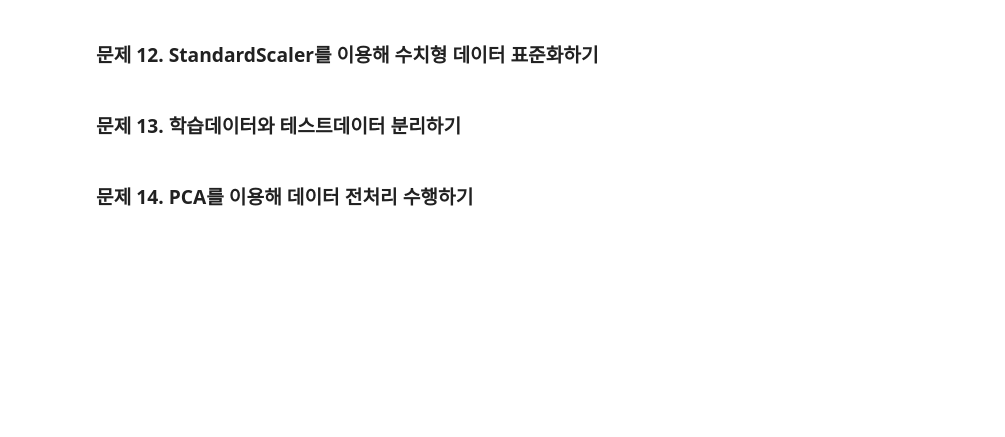
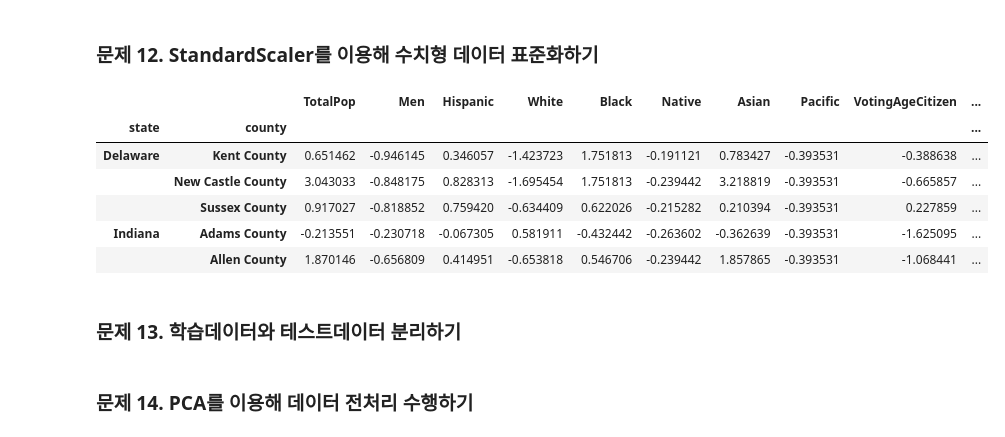
Before and after one commit to puddingHong/Fastcampus, a Jupyter notebook: 미국 대통령 선거 데이터.ipynb, the cells around one changed output. Saved outputs shown, nothing was run; the diff lists cells and outputs as text; code cells hidden in the pictures; blank space fills up the shorter version.

```diff
--- a/미국 대통령 선거 데이터.ipynb
+++ b/미국 대통령 선거 데이터.ipynb
@@ -625,3 +640,13 @@ X =
+# %%
+X.head()
+# %% [output]
+|  |  | TotalPop | Men | Hispanic | White | Black | Native | Asian | Pacific | VotingAgeCitizen | ... |
+| state | county |  |  |  |  |  |  |  |  |  | ... |
+| Delaware | Kent County | 0.651462 | -0.946145 | 0.346057 | -1.423723 | 1.751813 | -0.191121 | 0.783427 | -0.393531 | -0.388638 | ... |
+|  | New Castle County | 3.043033 | -0.848175 | 0.828313 | -1.695454 | 1.751813 | -0.239442 | 3.218819 | -0.393531 | -0.665857 | ... |
+|  | Sussex County | 0.917027 | -0.818852 | 0.759420 | -0.634409 | 0.622026 | -0.215282 | 0.210394 | -0.393531 | 0.227859 | ... |
+| Indiana | Adams County | -0.213551 | -0.230718 | -0.067305 | 0.581911 | -0.432442 | -0.263602 | -0.362639 | -0.393531 | -1.625095 | ... |
+|  | Allen County | 1.870146 | -0.656809 | 0.414951 | -0.653818 | 0.546706 | -0.239442 | 1.857865 | -0.393531 | -1.068441 | ... |
 # %% [markdown]
 ### 문제 13. 학습데이터와 테스트데이터 분리하기
 # %%
```
Also changed, not shown: parts of 10 cells of this notebook.
